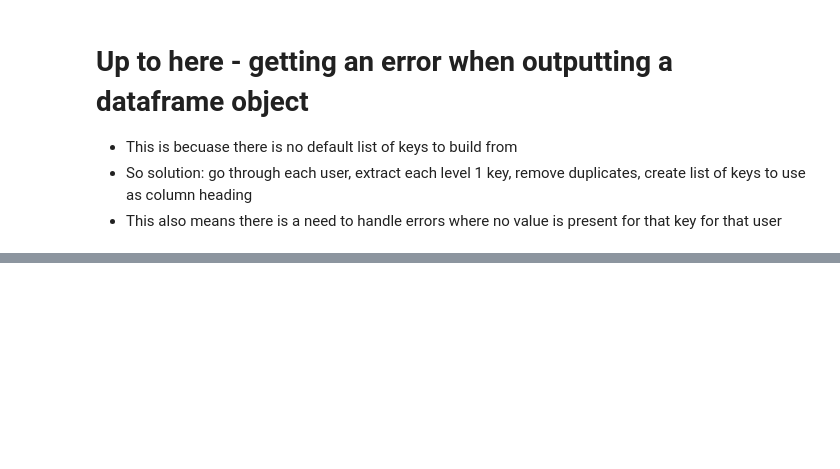
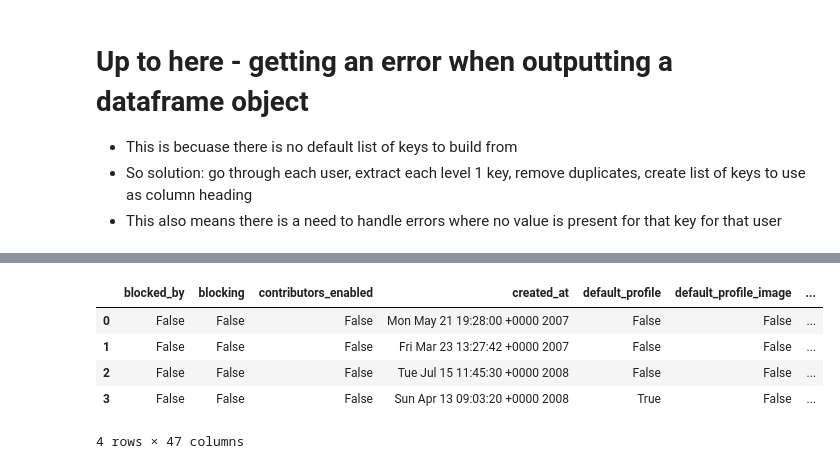
Before and after one commit to Lothdyn/my-1019-repo, a Jupyter notebook: Homework/Unit1/peter_sinkis-hw1-twitter_api_function-workings_function_4.ipynb, the cells around one changed output, grey strips where cells are left out. Cells and saved outputs as stored; diff of their text form; code cells hidden in the pictures; blank space fills up the shorter version.

```diff
--- a/Homework/Unit1/peter_sinkis-hw1-twitter_api_function-workings_function_4.ipynb
+++ b/Homework/Unit1/peter_sinkis-hw1-twitter_api_function-workings_function_4.ipynb
@@ -154,8 +154,18 @@ def friend_of_friends(
         # Loop through each potential column, and add to dictionary
         prep_df_dict = {}
 
+        # Check if keys have been designated, if not add them back
+        if not keys:
+            keys_found = []
+            for u in test_h:
+                for k in u.keys():
+                    keys_found.append(k)
+            keys = list(set(keys_found)) # dedupe the keys
+            keys.sort()
+
+        # Set up the columns
         for k in keys:
-            temp_list = [i[k] for i in common_friends_list_keys]
+            temp_list = [i.get(k,'No value returned.') for i in common_friends_list_keys]
             prep_df_dict.update({k:temp_list})
 
         #Add data to the data frame
@@ -296,0 +421,11 @@ test_g
+# %%
+test_j = friend_of_friends(['@ickbat', '@prsinkis'],to_df = True)
+# %%
+test_j
+# %% [output]
+|  | blocked_by | blocking | contributors_enabled | created_at | default_profile | default_profile_image | ... |
+| 0 | False | False | False | Mon May 21 19:28:00 +0000 2007 | False | False | ... |
+| 1 | False | False | False | Fri Mar 23 13:27:42 +0000 2007 | False | False | ... |
+| 2 | False | False | False | Tue Jul 15 11:45:30 +0000 2008 | False | False | ... |
+| 3 | False | False | False | Sun Apr 13 09:03:20 +0000 2008 | True | False | ... |
+4 rows × 47 columns
```
Also changed, not shown: parts of 16 cells of this notebook.
